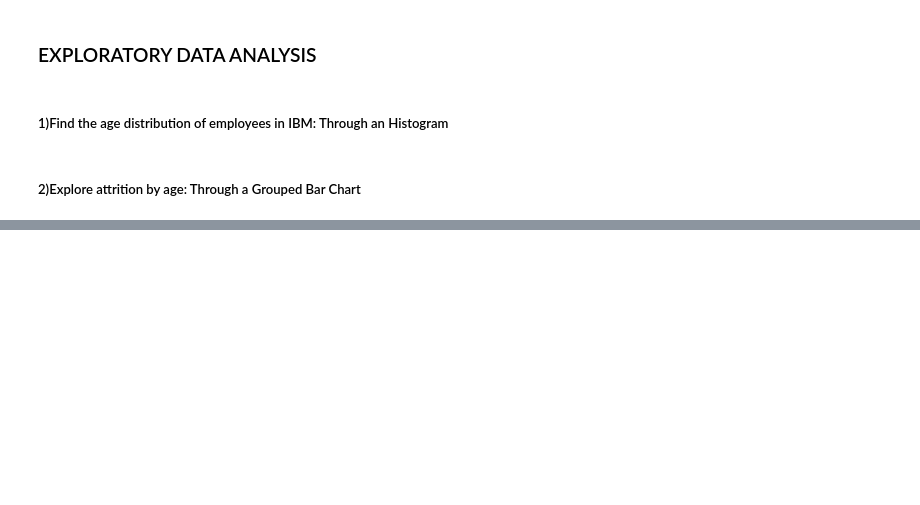
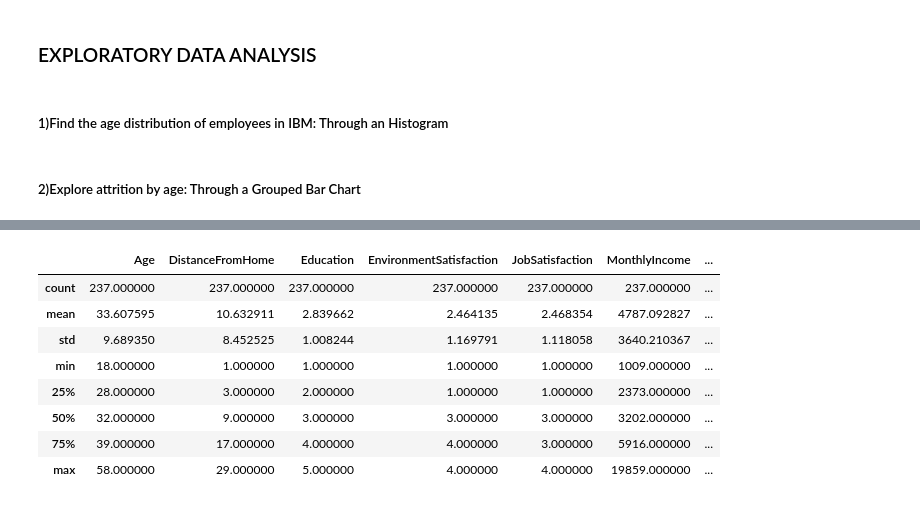
Before and after one commit to moyin0luwa/IBM-Attrition-Data, a Jupyter notebook: IBM-Attrition-Data.ipynb, the cells around one changed output, grey strips where cells are left out. Drawn from its saved outputs; the diff is of its cells as text; code cells hidden in the pictures; blank space fills up the shorter version.

```diff
--- a/IBM-Attrition-Data.ipynb
+++ b/IBM-Attrition-Data.ipynb
@@ -96,0 +123,13 @@ plt.show()
+# %%
+# Exploring various stats of each column
+left_employee.describe()
+# %% [output]
+|  | Age | DistanceFromHome | Education | EnvironmentSatisfaction | JobSatisfaction | MonthlyIncome | ... |
+| count | 237.000000 | 237.000000 | 237.000000 | 237.000000 | 237.000000 | 237.000000 | ... |
+| mean | 33.607595 | 10.632911 | 2.839662 | 2.464135 | 2.468354 | 4787.092827 | ... |
+| std | 9.689350 | 8.452525 | 1.008244 | 1.169791 | 1.118058 | 3640.210367 | ... |
+| min | 18.000000 | 1.000000 | 1.000000 | 1.000000 | 1.000000 | 1009.000000 | ... |
+| 25% | 28.000000 | 3.000000 | 2.000000 | 1.000000 | 1.000000 | 2373.000000 | ... |
+| 50% | 32.000000 | 9.000000 | 3.000000 | 3.000000 | 3.000000 | 3202.000000 | ... |
+| 75% | 39.000000 | 17.000000 | 4.000000 | 4.000000 | 3.000000 | 5916.000000 | ... |
+| max | 58.000000 | 29.000000 | 5.000000 | 4.000000 | 4.000000 | 19859.000000 | ... |
```
Also changed, not shown: parts of 16 cells of this notebook.
